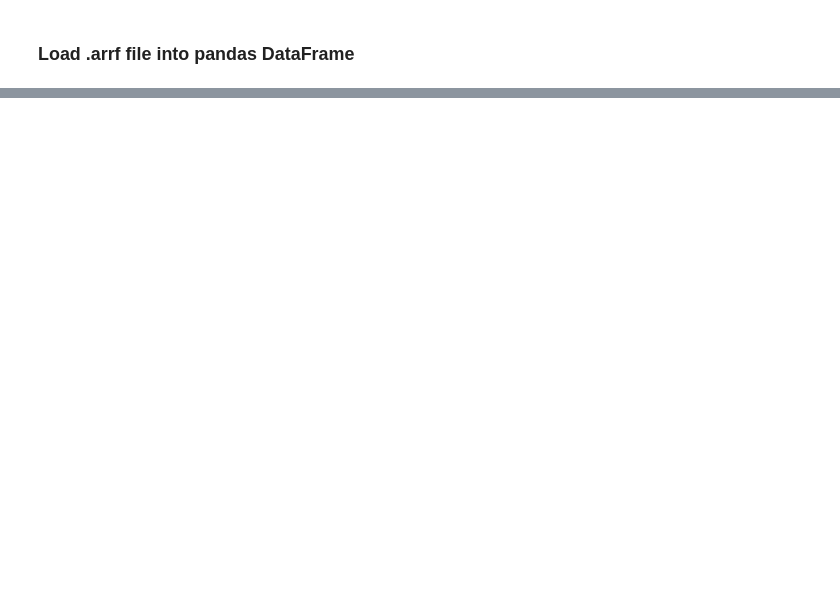
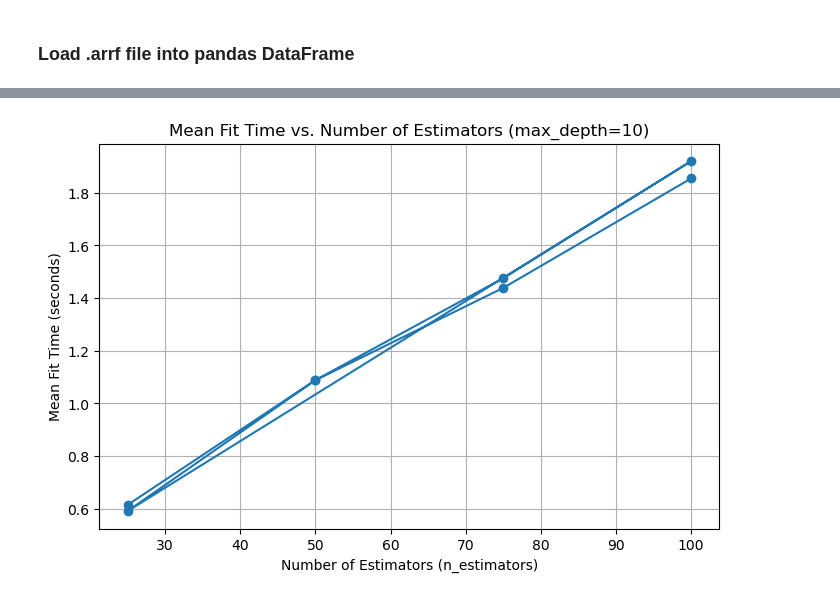
Before and after one commit to Abbey-commit/data-science-project, a Jupyter notebook: poland_bankruptcy_project.ipynb, the cells around one changed output, grey strips where cells are left out. Drawn from its saved outputs; the diff is of its cells as text; code cells hidden in the pictures; blank space fills up the shorter version.

```diff
--- a/poland_bankruptcy_project.ipynb
+++ b/poland_bankruptcy_project.ipynb
@@ -34,4 +42,5 @@ df_data = pd.DataFrame(raw_data[0])
 # %%
+df_data = wrangle_arff("polish_bankruptcy_data/5year_poland_bankruptcy.arff")
 print(df_data.head(5))
 # %% [output]
       Attr1    Attr2    Attr3   Attr4     Attr5     Attr6     Attr7    Attr8  \
@@ -53,0 +83,7 @@ print(df_data.head(5))
+# %%
+target = "class"
+X = df_data.drop(columns="class")
+y = df_data[target]
+
+print("X shape:", X.shape)
+print("y shape:", y.shape)
@@ -53,0 +175,10 @@ print(df_data.head(5))
+# %%
+model = GridSearchCV(
+    clf,
+    param_grid,
+    cv=5,
+    n_jobs=1,
+    verbose=1,
+    scoring="accuracy"
+)
+model
@@ -53,0 +196,3 @@ print(df_data.head(5))
+# %%
+# Train model
+model.fit(X_train_over, y_train_over)
@@ -53,0 +221,23 @@ print(df_data.head(5))
+# %%
+import matplotlib.pyplot as plt
+
+# Convert cv_results_ to a DataFrame for easier manipulation
+cv_results_df = pd.DataFrame(model.cv_results_)
+
+# Create a mask for rows where 'param_rf__max_depth' is 10
+mask = cv_results_df["param_rf__max_depth"] == 10
+
+# Plot 'param_rf__n_estimators' on x-axis and 'mean_fit_time' on y-axis
+plt.figure(figsize=(8, 5))
+plt.plot(cv_results_df.loc[mask, "param_rf__n_estimators"], cv_results_df.loc[mask, "mean_fit_time"], marker='o', linestyle='-')
+
+# Labels and title
+plt.xlabel("Number of Estimators (n_estimators)")
+plt.ylabel("Mean Fit Time (seconds)")
+plt.title("Mean Fit Time vs. Number of Estimators (max_depth=10)")
+plt.grid(True)
+
+# Show plot
+plt.show()
+# %% [output]
+[figure, added]
```
Also changed, not shown: parts of 22 cells of this notebook, 1 other file.
